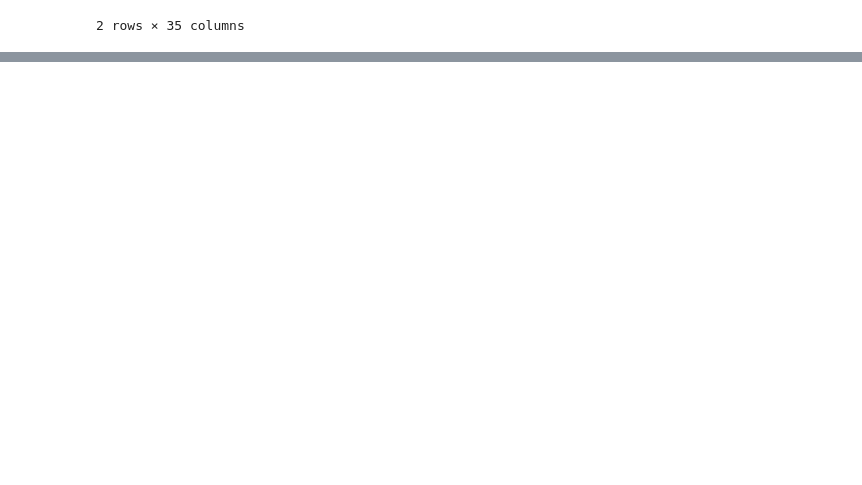
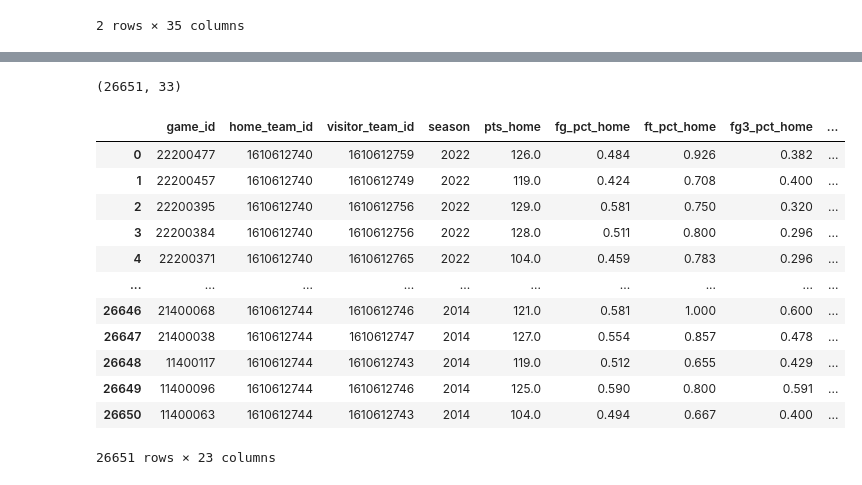
Before and after one commit to ankitlovanshi/pandas_project, a Jupyter notebook: project_games_teams.ipynb, the cells around one changed output, grey strips where cells are left out. Cells and saved outputs as stored; diff of their text form; code cells hidden in the pictures; blank space fills up the shorter version.

```diff
--- a/project_games_teams.ipynb
+++ b/project_games_teams.ipynb
@@ -226,0 +229,3 @@ merged_home_outer
+# %%
+# Rename the column CITY as 'city_away', NICKNAME as 'nickname_away'
+games_with_both_teams=games_with_both_teams.rename(columns = {'CITY' : 'city_away', 'NICKNAME' : 'nickname_away'})
@@ -226,0 +243,4 @@ merged_home_outer
+# %%
+# The team ID columns are not needed after the merge of the DataFrames.
+# The below code is provided to drop the columns 'TEAM_ID_home', 'TEAM_ID_away', 'TEAM_ID_x', 'TEAM_ID_y' from games_with_both_teams
+games_with_both_teams.drop(['TEAM_ID_home', 'TEAM_ID_away'], axis=1, inplace=True)
@@ -226,0 +254,6 @@ merged_home_outer
+# %%
+# 22. Make a copy of games_with_both_teams and assign it as games
+games = games_with_both_teams.copy()
+# %%
+# 23.Change the column names in games to all lowercase
+games.columns=games.columns.str.lower()
@@ -226,0 +285,5 @@ merged_home_outer
+# %%
+# 26. Check the dimensionality of games
+games.shape
+# %% [output]
+(26651, 33)
@@ -226,0 +293,17 @@ merged_home_outer
+# %%
+# 28. Select all the columns of 'number' dtypes from games
+games.select_dtypes(include='number')
+# %% [output]
+|  | game_id | home_team_id | visitor_team_id | season | pts_home | fg_pct_home | ft_pct_home | fg3_pct_home | ... |
+| 0 | 22200477 | 1610612740 | 1610612759 | 2022 | 126.0 | 0.484 | 0.926 | 0.382 | ... |
+| 1 | 22200457 | 1610612740 | 1610612749 | 2022 | 119.0 | 0.424 | 0.708 | 0.400 | ... |
+| 2 | 22200395 | 1610612740 | 1610612756 | 2022 | 129.0 | 0.581 | 0.750 | 0.320 | ... |
+| 3 | 22200384 | 1610612740 | 1610612756 | 2022 | 128.0 | 0.511 | 0.800 | 0.296 | ... |
+| 4 | 22200371 | 1610612740 | 1610612765 | 2022 | 104.0 | 0.459 | 0.783 | 0.296 | ... |
+| ... | ... | ... | ... | ... | ... | ... | ... | ... | ... |
+| 26646 | 21400068 | 1610612744 | 1610612746 | 2014 | 121.0 | 0.581 | 1.000 | 0.600 | ... |
+| 26647 | 21400038 | 1610612744 | 1610612747 | 2014 | 127.0 | 0.554 | 0.857 | 0.478 | ... |
+| 26648 | 11400117 | 1610612744 | 1610612743 | 2014 | 119.0 | 0.512 | 0.655 | 0.429 | ... |
+| 26649 | 11400096 | 1610612744 | 1610612746 | 2014 | 125.0 | 0.590 | 0.800 | 0.591 | ... |
+| 26650 | 11400063 | 1610612744 | 1610612743 | 2014 | 104.0 | 0.494 | 0.667 | 0.400 | ... |
+26651 rows × 23 columns
```
Also changed, not shown: parts of 17 cells of this notebook.
